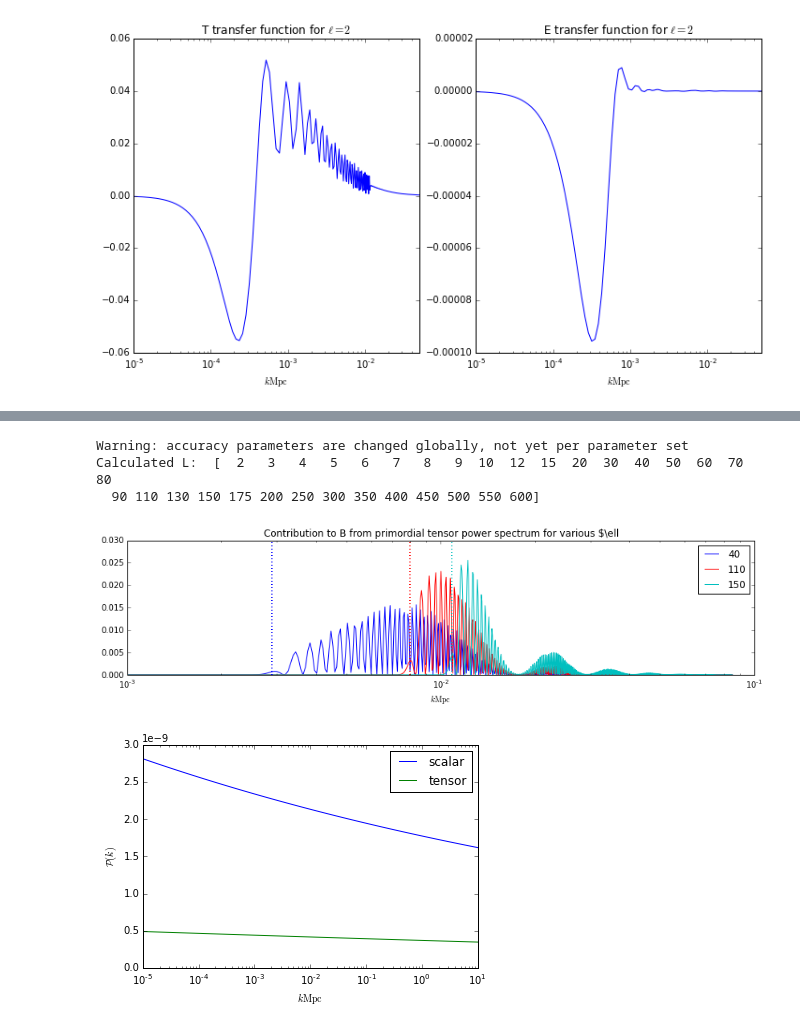
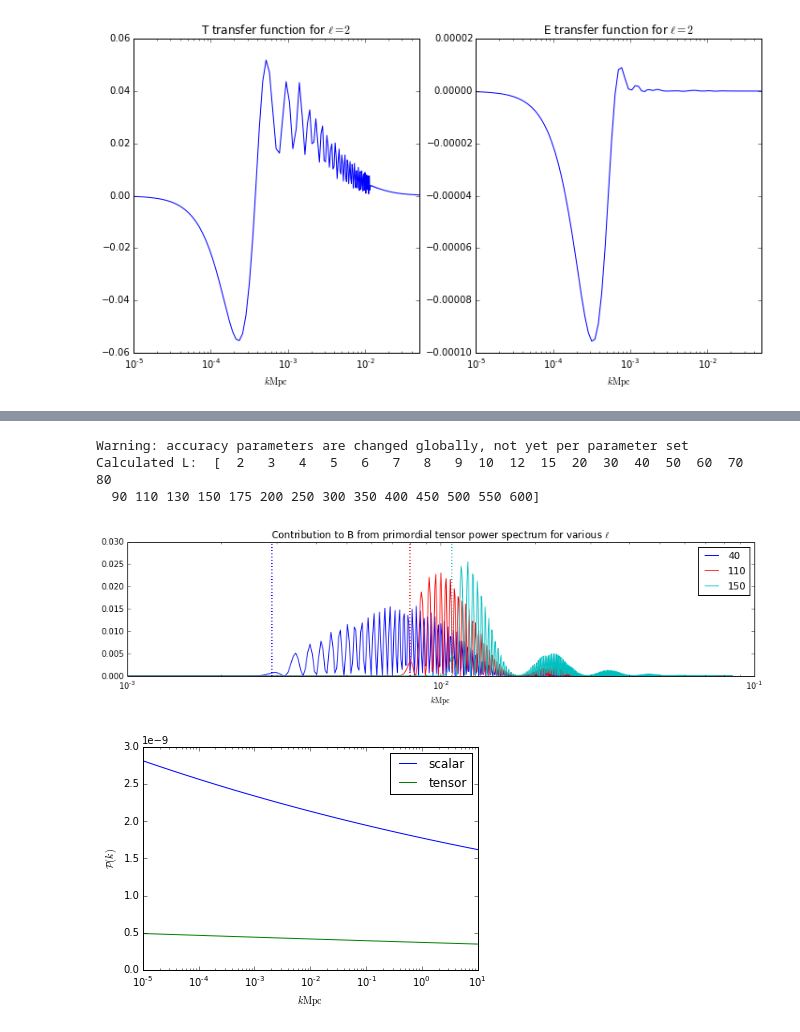
Before and after one commit to cmbant/CAMB, a Jupyter notebook: pycamb/docs/CAMBdemo.ipynb, the cells around one changed output, grey strips where cells are left out. Drawn from its saved outputs; the diff is of its cells as text; code cells hidden in the pictures.

```diff
--- a/pycamb/docs/CAMBdemo.ipynb
+++ b/pycamb/docs/CAMBdemo.ipynb
@@ -227,35 +233,35 @@ Warning: accuracy parameters are changed globally, not yet per parameter set
 # %%
 #Similarly for tensor transfer function
 #e.g. see where various C_L^BB come from in k by plotting normalized transfer**2 (C_l is ~ integral over log k P(k) T(k)^2)
 pars = camb.CAMBparams()
 pars.set_cosmology(H0=67.5, ombh2=0.022, omch2=0.122)
 pars.WantScalars = False
 pars.WantTensors = True
 pars.set_accuracy(AccuracyBoost=2)
 data = camb.get_transfer_functions(pars)
 transfer = data.get_cmb_transfer_data('tensor')
 print r'Calculated L: ', transfer.l
 plt.figure(figsize=(14,3))
 ixs=[13,19,21]
 ls = [transfer.l[i] for i in ixs]
 cols=['b','r','c']
 for ix,col in zip(ixs, cols):
     k_weight = transfer.delta_p_l_k[2,ix,:]**2
     k_weight /= np.sum(k_weight)
     plt.semilogx(transfer.q,k_weight, color=col)
 plt.xlim([1e-3, 0.1])
 plt.legend(ls)
 plt.xlabel(r'$k \rm{Mpc}$')
-plt.title(r'Contribution to B from primordial tensor power spectrum for various $\ell')
+plt.title(r'Contribution to B from primordial tensor power spectrum for various $\ell$')
 #compare with k_* = l/chi*, note DAstar is in GPc, so multiply by 1000 to get standard Mpc units used for k
 derived = data.get_derived_params()
 for l,col in zip(ls,cols):
     plt.axvline(l/(1000*derived['DAstar']), color=col, ls=':', lw=2)
 # %% [output]
 Warning: accuracy parameters are changed globally, not yet per parameter set
 Calculated L:  [  2   3   4   5   6   7   8   9  10  12  15  20  30  40  50  60  70  80
   90 110 130 150 175 200 250 300 350 400 450 500 550 600]
-[figure, old version]
+[figure, new version]
 # %%
 #if you want to combine the transfer functions with the primordial power spectra, you can get the latter via
 k=10**np.linspace(-5, 1, 50)
```
Also changed, not shown: parts of 3 cells of this notebook, 1 other file.
